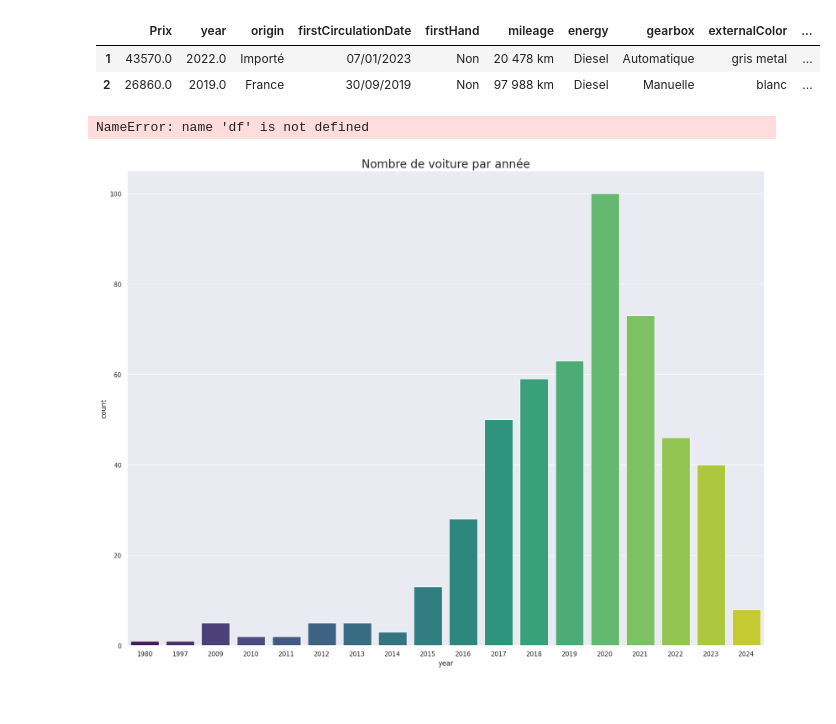
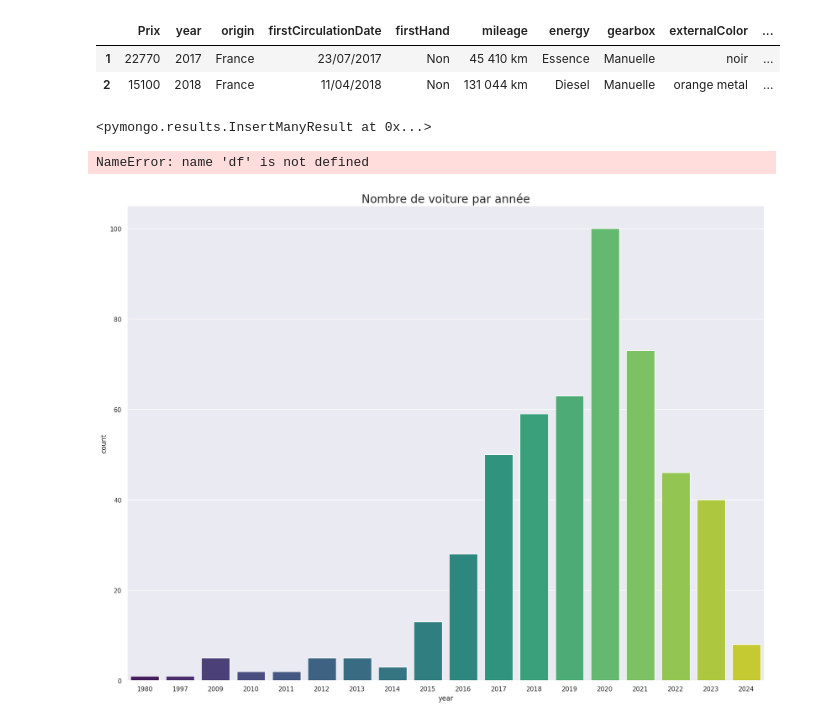
Before and after one commit to ChristopheLeonardi/challeng-car-prediction, a Jupyter notebook: notebook-test/ML car price.ipynb, the cells around one changed output. Saved outputs shown, nothing was run; the diff lists cells and outputs as text; code cells hidden in the pictures.

```diff
--- a/notebook-test/ML car price.ipynb
+++ b/notebook-test/ML car price.ipynb
@@ -21,13 +21,13 @@ warnings.filterwarnings("ignore")
 sns.set(rc = {'figure.figsize': (20, 20)})
 %matplotlib inline
 # %%
-df = pd.read_json("cars_info.json")
+df = pd.read_json("cars_data (2).json")
 df = df.dropna()
 df.head(2)
 # %% [output]
 |  | Prix | year | origin | firstCirculationDate | firstHand | mileage | energy | gearbox | externalColor | ... |
-| 1 | 43570.0 | 2022.0 | Importé | 07/01/2023 | Non | 20 478 km | Diesel | Automatique | gris metal | ... |
-| 2 | 26860.0 | 2019.0 | France | 30/09/2019 | Non | 97 988 km | Diesel | Manuelle | blanc | ... |
+| 1 | 22770 | 2017 | France | 23/07/2017 | Non | 45 410 km | Essence | Manuelle | noir | ... |
+| 2 | 15100 | 2018 | France | 11/04/2018 | Non | 131 044 km | Diesel | Manuelle | orange metal | ... |
 # %%
 # Prétraitement
 df['Prix'] = df['Prix'].astype(int)
@@ -43,6 +43,17 @@ df['co2'] = df['co2'].str.extract('(\d+)').astype(int)
 df['critAir'] = df['critAir'].str.extract('(\d+)').astype(int)
 df['energy'] = df['energy'].replace({'Diesel' : 0,'Essence' : 1,'Hybride essence électrique' : 2,'Electrique' : 3,'Bicarburation essence bioéthanol' : 4,'Hybride diesel électrique' : 5})
 df = df.drop(["firstCirculationDate", "externalColor"], axis=1)
+# %%
+import pandas as pd
+from pymongo import MongoClient
+
+# Créez une connexion à votre base de données MongoDB
+client = MongoClient("mongodb+srv://arezki:azertyuiop@cluster0.rkk06pb.mongodb.net/")
+db = client['projet_data']
+collection = db['Cars']
+collection.insert_many(df.to_dict("records"))
+# %% [output]
+<pymongo.results.InsertManyResult at 0x...>
 # %%
 df["energy"].unique()
 # %% [output]
```
Also changed, not shown: 12 other files.
